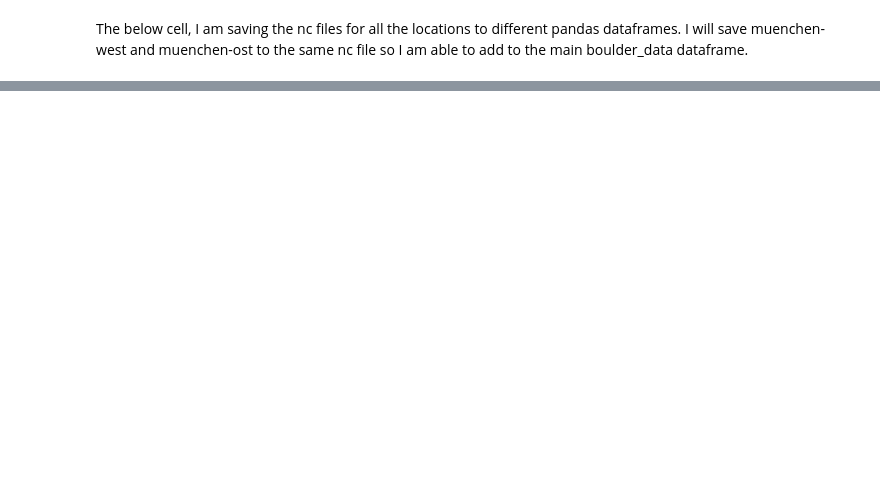
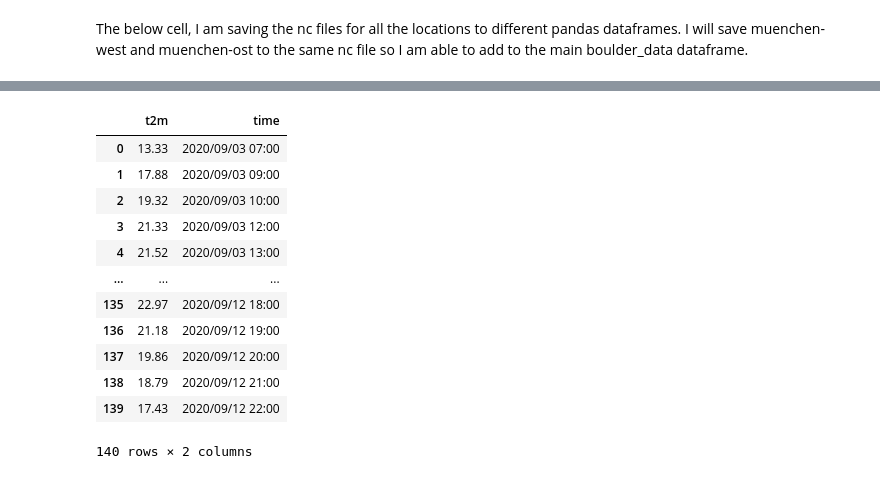
Before and after one commit to anebz/boulder, a Jupyter notebook: notebooks/clean_data.ipynb, the cells around one changed output, grey strips where cells are left out. Cells and saved outputs as stored; diff of their text form; code cells hidden in the pictures; blank space fills up the shorter version.

```diff
--- a/notebooks/clean_data.ipynb
+++ b/notebooks/clean_data.ipynb
@@ -303,0 +311,37 @@ print(frankfurt_data)
+# %%
+# Converting the "time" columns to have the same format as boulder_data (time without seconds)
+dortmund_data["time"] = pd.to_datetime(dortmund_data["time"], format='%Y-%m-%d %H:%M:%S').dt.strftime('%Y/%m/%d %H:%M')
+
+frankfurt_data["time"] = pd.to_datetime(frankfurt_data["time"], format='%Y-%m-%d %H:%M:%S').dt.strftime('%Y/%m/%d %H:%M')
+
+regensburg_data["time"] = pd.to_datetime(regensburg_data["time"], format='%Y-%m-%d %H:%M:%S').dt.strftime('%Y/%m/%d %H:%M')
+
+muenchen_ost_data["time"] = pd.to_datetime(muenchen_ost_data["time"], format='%Y-%m-%d %H:%M:%S').dt.strftime('%Y/%m/%d %H:%M')
+
+muenchen_west_data["time"] = pd.to_datetime(muenchen_west_data["time"], format='%Y-%m-%d %H:%M:%S').dt.strftime('%Y/%m/%d %H:%M')
+# %%
+# Converting the "t2m" columns to have the same format as boulder_data (temp to 2 d.p.)
+
+dortmund_data["t2m"] = dortmund_data["t2m"].round(2)
+frankfurt_data["t2m"] = frankfurt_data["t2m"].round(2)
+regensburg_data["t2m"] = regensburg_data["t2m"].round(2)
+muenchen_ost_data["t2m"] = muenchen_ost_data["t2m"].round(2)
+muenchen_west_data["t2m"] = muenchen_west_data["t2m"].round(2)
+# %%
+# checking the time and temp format changed correctly
+
+frankfurt_data
+# %% [output]
+|  | t2m | time |
+| 0 | 13.33 | 2020/09/03 07:00 |
+| 1 | 17.88 | 2020/09/03 09:00 |
+| 2 | 19.32 | 2020/09/03 10:00 |
+| 3 | 21.33 | 2020/09/03 12:00 |
+| 4 | 21.52 | 2020/09/03 13:00 |
+| ... | ... | ... |
+| 135 | 22.97 | 2020/09/12 18:00 |
+| 136 | 21.18 | 2020/09/12 19:00 |
+| 137 | 19.86 | 2020/09/12 20:00 |
+| 138 | 18.79 | 2020/09/12 21:00 |
+| 139 | 17.43 | 2020/09/12 22:00 |
+140 rows × 2 columns
```
Also changed, not shown: parts of 11 cells of this notebook, 3 other files.
